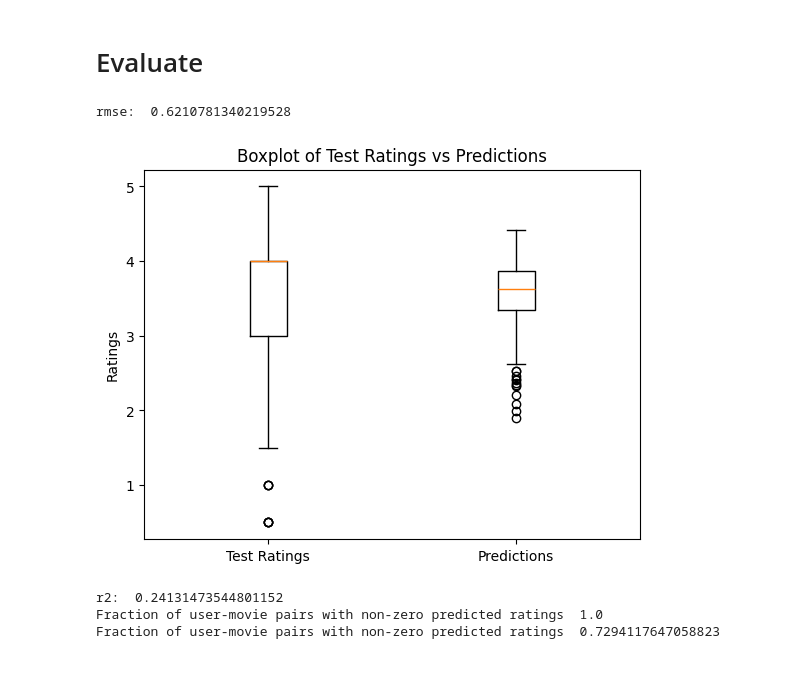
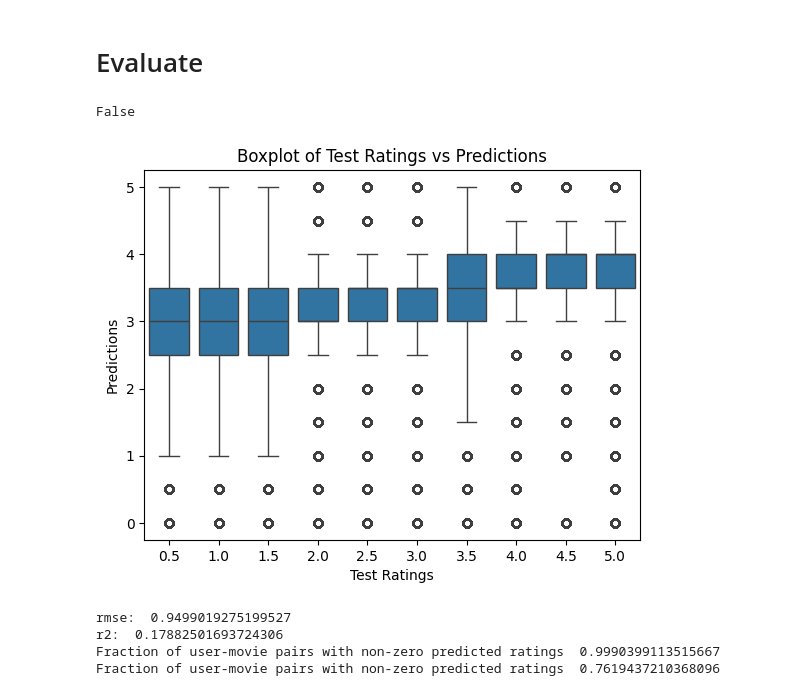
Before and after one commit to mikedabike1/AverageRatingsImplementation, a Jupyter notebook: AverageRatingsImplementation.ipynb, the cells around one changed output. Saved outputs shown, nothing was run; the diff lists cells and outputs as text; code cells hidden in the pictures; blank space fills up the shorter version.

```diff
--- a/AverageRatingsImplementation.ipynb
+++ b/AverageRatingsImplementation.ipynb
@@ -182,40 +190,59 @@ lil_input = lil_matrix(input_ratings)
 # %%
 test_ratings_array = []
 predictions_array = []
-batch_size = 50
-# Batch the code by every 100 records
-for i in range(0, lil_input.shape[0], batch_size):
-    batch_predictions = avg_rat_model.predict(lil_input[i:i+batch_size])
+batch_size = 1 #batch size of 1 ended up being significantly faster, scaling exponentially
+
+for i in range(0, input_ratings.shape[0], batch_size):
+    batch_input_og = input_ratings[i:i+batch_size]
+    batch_predictions = avg_rat_model.predict(batch_input_og)
     batch_test_ratings = test_ratings[i:i+batch_size]
     tr, pred = compare_ratings(batch_predictions, batch_test_ratings)
     test_ratings_array.extend(tr)
     predictions_array.extend(pred)
     #break #this is just to short circuit the loop for testing purposes
+# %%
+import numpy as np
+
+# Replace NaNs that came from dividing by 0 in the fit with 0s, probabbly could do this further up stream, but figured this made the predict loop faster
+predictions_array = np.nan_to_num(predictions_array)
+contains_nan = np.isnan(predictions_array).any()
+print(contains_nan)
+# %% [output]
+False
+# %%
+from matplotlib import pyplot as plt
+import seaborn as sns
+
+
+# Create a new array to store the rounded predictions
+rounded_predictions_array = np.round(predictions_array * 2) / 2
+
+# Combine the test_ratings_array and rounded_predictions_array into a DataFrame
+data = pd.DataFrame({'Test Ratings': test_ratings_array, 'Predictions': rounded_predictions_array})
+
+# Create a figure and axis
+fig, ax = plt.subplots()
+
+# Create a boxplot using seaborn
+sns.boxplot(data=data, x='Test Ratings', y='Predictions', ax=ax)
+
+# Set the labels for x-axis and y-axis
+ax.set_xlabel('Test Ratings')
+ax.set_ylabel('Predictions')
+
+# Set the title of the plot
+ax.set_title('Boxplot of Test Ratings vs Predictions')
+
+# Show the plot
+plt.show()
+# %% [output]
+[figure, added]
 # %%
 import numpy as np
 from sklearn.metrics import mean_squared_error, r2_score
 #Root mean-squared error (RMSE)
 rmse = mean_squared_error(test_ratings_array, predictions_array)
 print('rmse: ', rmse)
-#Boxplot of true vs predicted ratings
-import matplotlib.pyplot as plt
-
-# Create a figure and axis
-fig, ax = plt.subplots()
-
-# Create a boxplot of test_ratings_array and predictions_array
-ax.boxplot([test_ratings_array, predictions_array])
-
-# Set the labels for x-axis and y-axis
-ax.set_xticklabels(['Test Ratings', 'Predictions'])
-ax.set_ylabel('Ratings')
-
-# Set the title of the plot
-ax.set_title('Boxplot of Test Ratings vs Predictions')
-
-# Show the plot
-plt.show()
-
 #Pearson's Correlation Coefficient (R2)
 r2 = r2_score(test_ratings_array, predictions_array)
 print('r2: ', r2)
@@ -228,8 +255,7 @@ subtracted_array_rounded = np.round(subtracted_array * 2) / 2 #round to nearest
 print('Fraction of user-movie pairs with non-zero predicted ratings ', np.count_nonzero(subtracted_array_rounded)/len(subtracted_array))
 #RMSE is appropriate if we want to exactly the predict the ratings of the users.  R2 is useful if we don't care about the ranges of the ratings, just that the predicted ratings rank items in a manner consistent with the user-provided ratings.  The MovieLens ratings are in increments of 0.5.  This makes it easy to visualize the relationships between the user-provided and predicted ratings using a boxplot (user-provided ratings on the X axis, predicted ratings on the Y axis).
 # %% [output]
-rmse:  0.6210781340219528
+rmse:  0.9499019275199527
+r2:  0.17882501693724306
+Fraction of user-movie pairs with non-zero predicted ratings  0.9990399113515667
+Fraction of user-movie pairs with non-zero predicted ratings  0.7619437210368096
-[figure, removed]
-r2:  0.24131473544801152
-Fraction of user-movie pairs with non-zero predicted ratings  1.0
-Fraction of user-movie pairs with non-zero predicted ratings  0.7294117647058823
```
Also changed, not shown: parts of 10 cells of this notebook, 3 other files.
